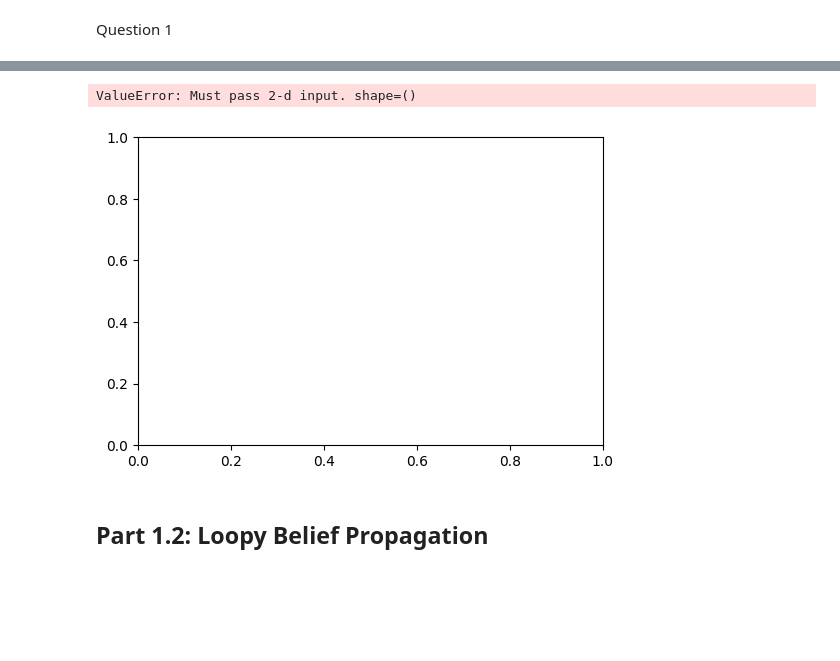
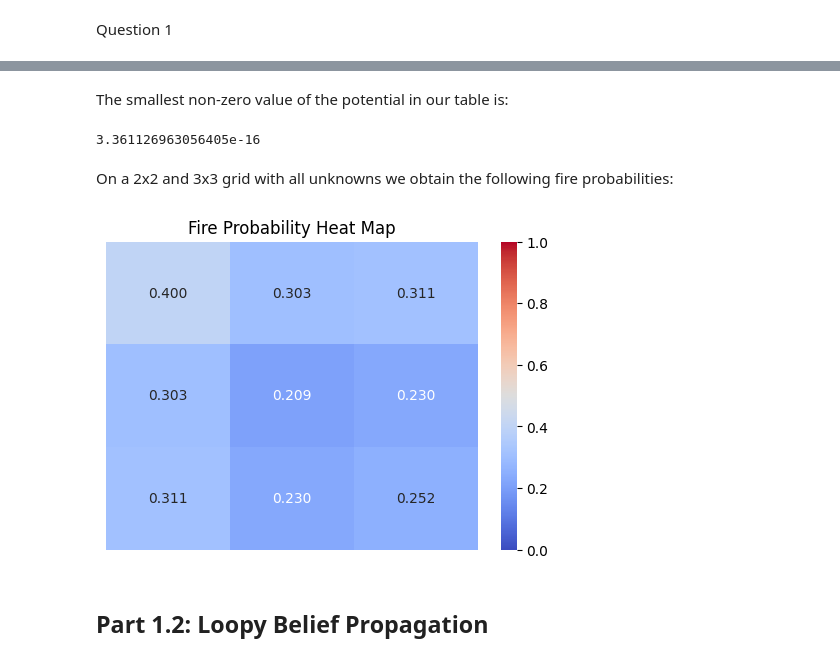
Before and after one commit to EmIbrahimovic/sp26_6_4110_hw_colabs, a Jupyter notebook: MP02.ipynb, the cells around one changed output, grey strips where cells are left out. Saved outputs shown, nothing was run; the diff lists cells and outputs as text; code cells hidden in the pictures; blank space fills up the shorter version.

```diff
--- a/MP02.ipynb
+++ b/MP02.ipynb
@@ -347,3 +386,6 @@ def make_heatmap(data):
                 vmin=0, vmax=1, xticklabels=False, yticklabels=False, ax=ax)
     ax.set_title("Fire Probability Heat Map")
     return fig
+# %%
+pairwise_potential = [[0.7, 0.3], [0.3, 0.7]]
+unary = [0.6, 0.4]
@@ -350,10 +417,40 @@ def make_heatmap(data):
+# %% [markdown]
+The smallest non-zero value of the potential in our table is:
+# %%
+print(np.where(joint_potential.table == 0, 1, joint_potential.table).min())
+# %% [output]
+3.361126963056405e-16
+# %% [markdown]
+On a 2x2 and 3x3 grid with all unknowns we obtain the following fire probabilities:
+# %%
+# observations = [
+#     ['U', 'U'],
+#     ['U', 'U']
+# ]
+
+observations_outer = [
+    ['U', 'U', 'U'],
+    ['U', 'U', 'U'],
+    ['U', 'U', 'U'],
+]
+
+n, m, all_rvs = create_problem(observations_outer)
+# %%
+joint_potential = get_conditional_joint(observations_outer, all_rvs,
+                                        np.array(pairwise_potential),
+                                        np.array(unary))
+# %%
+all_marginals = get_all_marginals(
+    all_rvs,
+    joint_potential,
+    n, m
+)
 # %%
-data = ...
+data = normalize_and_fire(all_marginals)
 heatmap_fig = make_heatmap(data)
 plt.show()
 # %% [output]
-ValueError: Must pass 2-d input. shape=()
-[figure, old version]
+[figure, new version]
 # %% [markdown]
 ## Part 1.2: Loopy Belief Propagation
 # %% [markdown]
```
Also changed, not shown: parts of 17 cells of this notebook.
